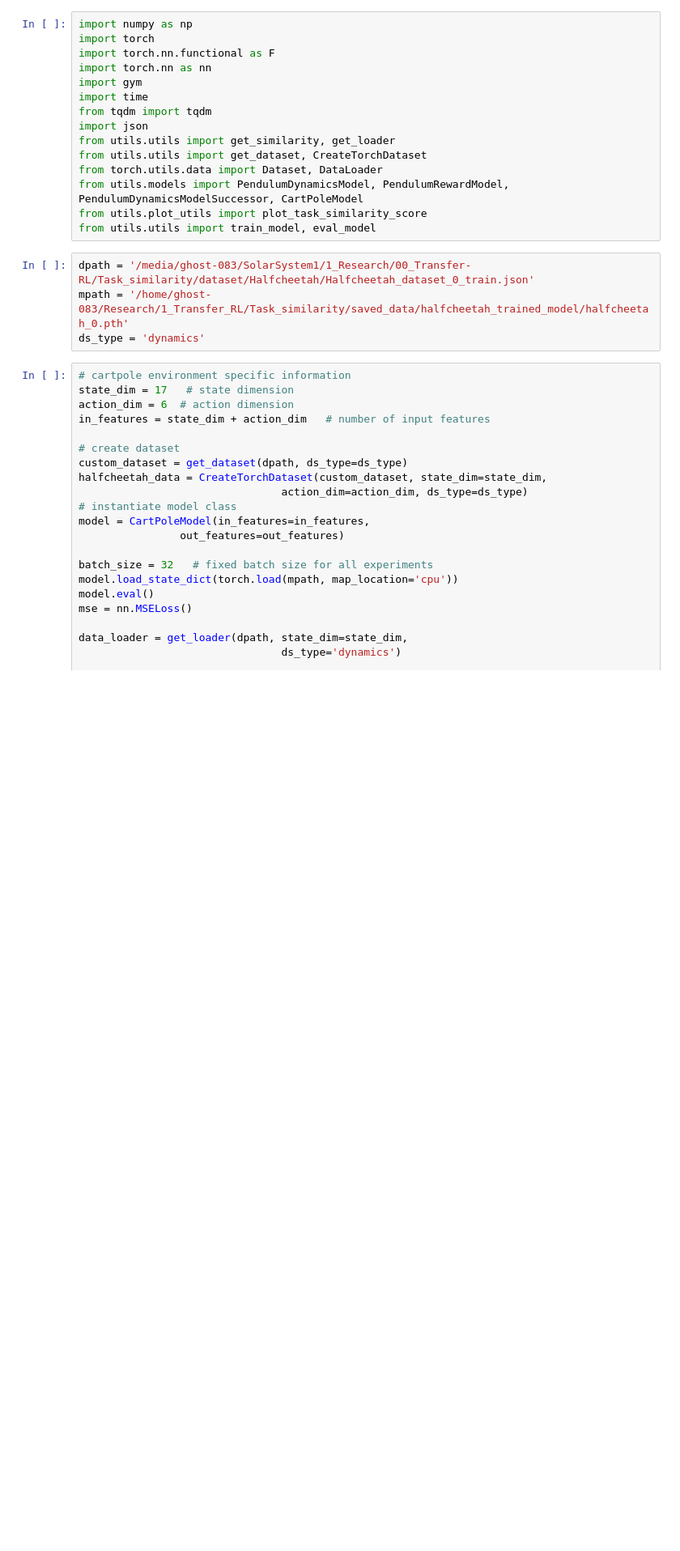
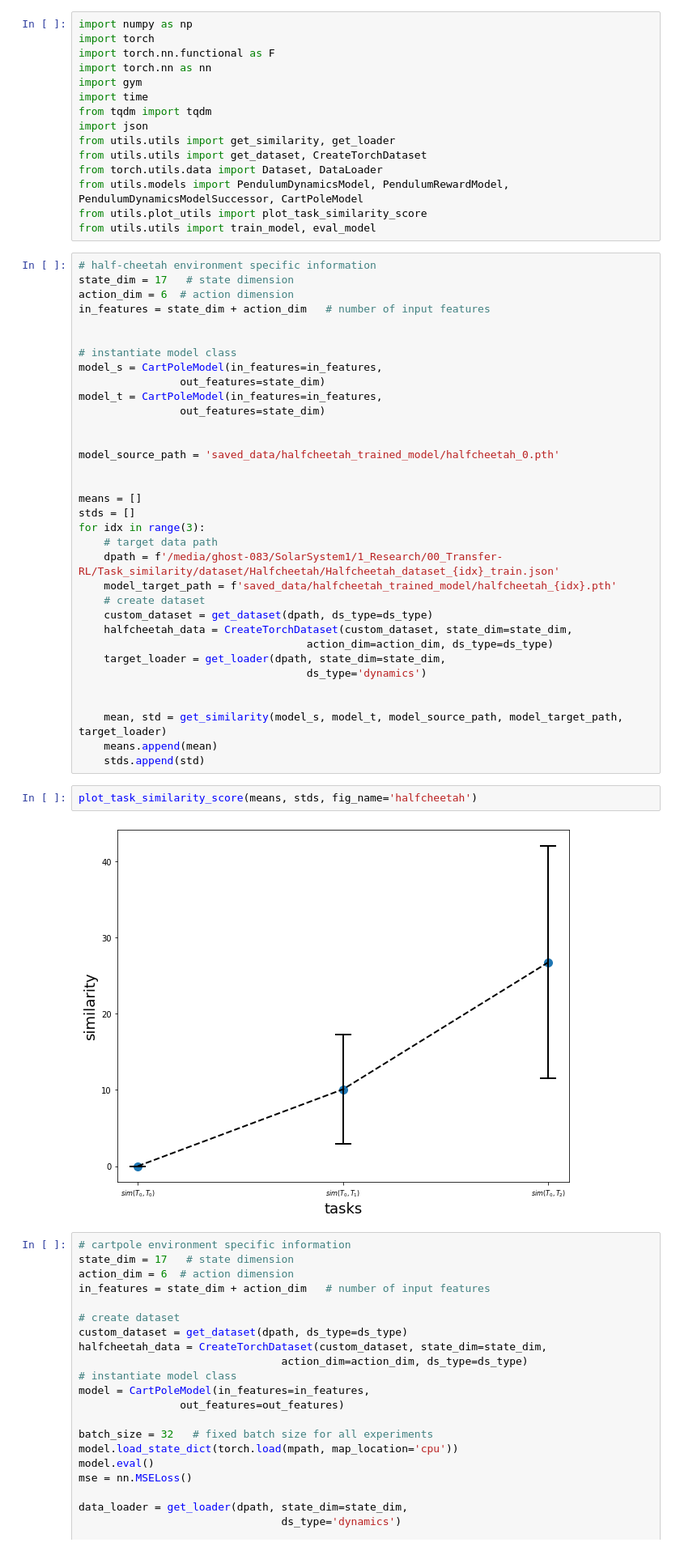
Before and after one commit to ferdous-alam/Transfer-RL, a Jupyter notebook: Task_similarity/test.ipynb, the cells around one changed output. Shown at 81% size. Saved outputs shown, nothing was run; the diff lists cells and outputs as text; blank space fills up the shorter version.

```diff
--- a/Task_similarity/test.ipynb
+++ b/Task_similarity/test.ipynb
@@ -13,10 +13,44 @@ from torch.utils.data import Dataset, DataLoader
 from utils.models import PendulumDynamicsModel, PendulumRewardModel, PendulumDynamicsModelSuccessor, CartPoleModel
 from utils.plot_utils import plot_task_similarity_score
 from utils.utils import train_model, eval_model
-# %%
-dpath = '/media/ghost-083/SolarSystem1/1_Research/00_Transfer-RL/Task_similarity/dataset/Halfcheetah/Halfcheetah_dataset_0_train.json'
-mpath = '/home/ghost-083/Research/1_Transfer_RL/Task_similarity/saved_data/halfcheetah_trained_model/halfcheetah_0.pth'
-ds_type = 'dynamics'
+# %%
+# half-cheetah environment specific information
+state_dim = 17   # state dimension
+action_dim = 6  # action dimension
+in_features = state_dim + action_dim   # number of input features
+
+
+# instantiate model class
+model_s = CartPoleModel(in_features=in_features,
+                out_features=state_dim)
+model_t = CartPoleModel(in_features=in_features,
+                out_features=state_dim)
+
+
+model_source_path = 'saved_data/halfcheetah_trained_model/halfcheetah_0.pth'
+
+
+means = []
+stds = []
+for idx in range(3):
+    # target data path
+    dpath = f'/media/ghost-083/SolarSystem1/1_Research/00_Transfer-RL/Task_similarity/dataset/Halfcheetah/Halfcheetah_dataset_{idx}_train.json'
+    model_target_path = f'saved_data/halfcheetah_trained_model/halfcheetah_{idx}.pth'
+    # create dataset
+    custom_dataset = get_dataset(dpath, ds_type=ds_type)
+    halfcheetah_data = CreateTorchDataset(custom_dataset, state_dim=state_dim,
+                                    action_dim=action_dim, ds_type=ds_type)
+    target_loader = get_loader(dpath, state_dim=state_dim,
+                                    ds_type='dynamics')
+
+
+    mean, std = get_similarity(model_s, model_t, model_source_path, model_target_path, target_loader)
+    means.append(mean)
+    stds.append(std)
+# %%
+plot_task_similarity_score(means, stds, fig_name='halfcheetah')
+# %% [output]
+[figure, added]
 # %%
 # cartpole environment specific information
 state_dim = 17   # state dimension
```
Also changed, not shown: parts of 1 cell of this notebook, 32 other files.
